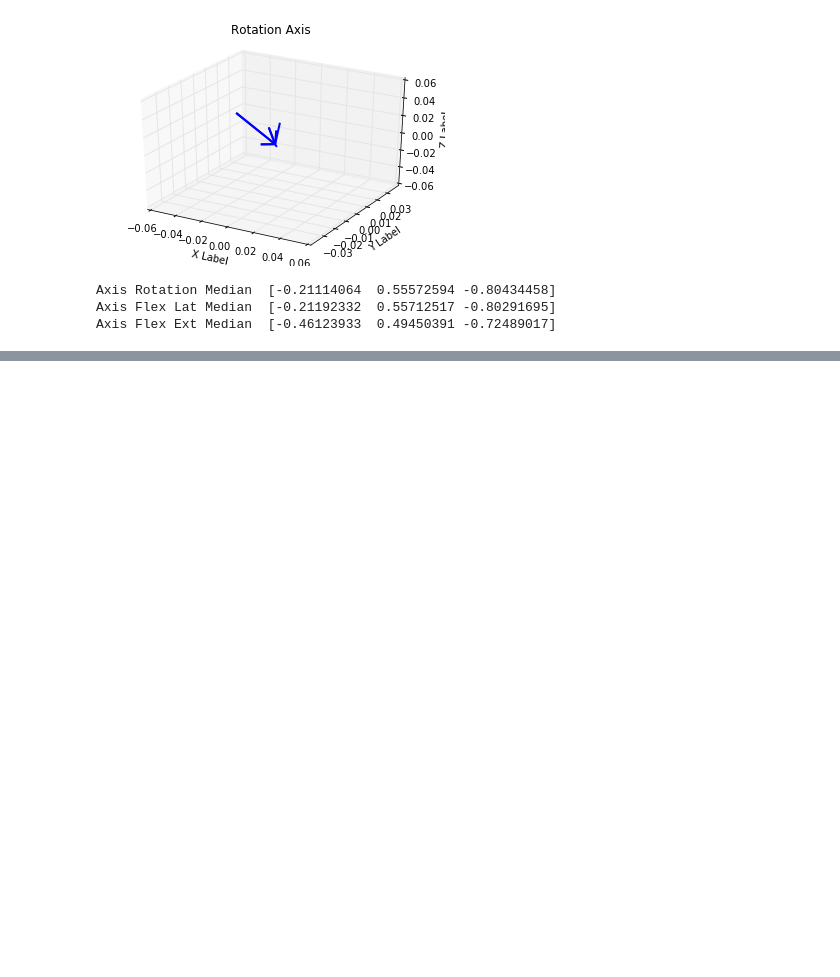
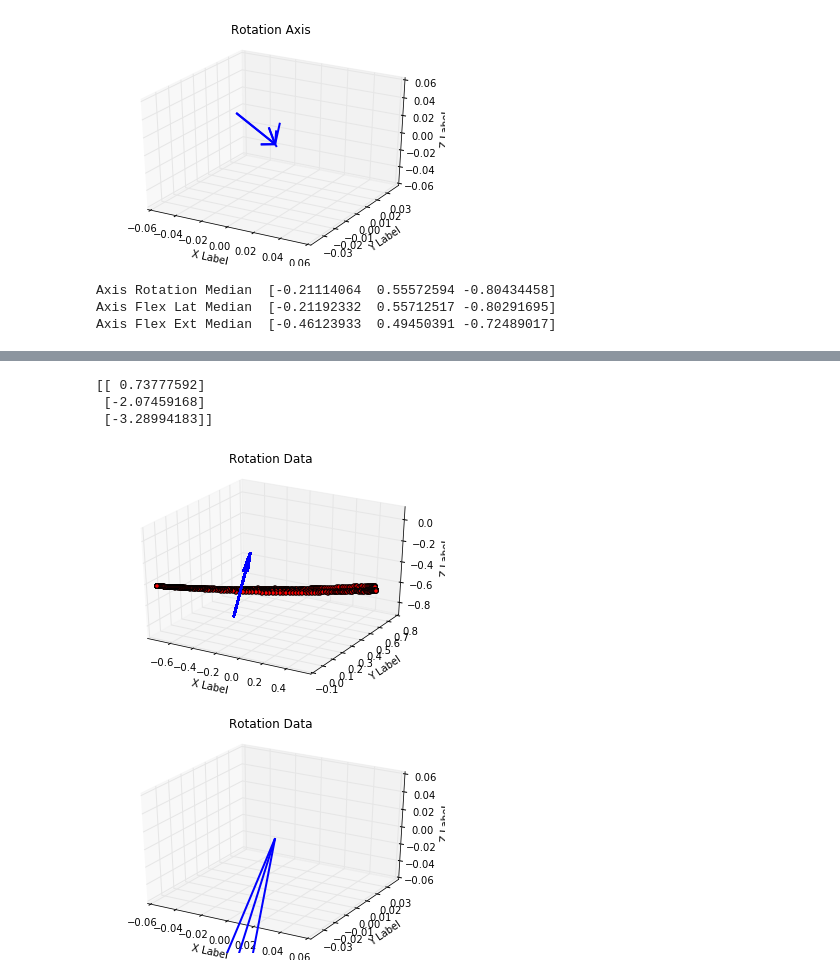
Before and after one commit to BSEL-UC3M/AlgiaCervical-EMarinetto, a Jupyter notebook: Demo Code for Algia Cervical.ipynb, the cells around one changed output, grey strips where cells are left out. Saved outputs shown, nothing was run; the diff lists cells and outputs as text; code cells hidden in the pictures; blank space fills up the shorter version.

```diff
--- a/Demo Code for Algia Cervical.ipynb
+++ b/Demo Code for Algia Cervical.ipynb
@@ -458,0 +398,27 @@ plt.show()
+# %%
+# Least Squares for pointsRot
+
+AxisRotation, residuals, rank, s = np.linalg.lstsq(pointsRot,np.ones((pointsRot.shape[0],1)))
+
+print x
+
+fig = plt.figure()
+ax = fig.add_subplot(111, projection='3d')
+plt.axis('equal')
+
+for i in range(pointsRot.shape[0]):
+    ax.scatter(pointsRot[i,0],pointsRot[i,1],pointsRot[i,2], c='r', marker='o')
+
+    ax.quiver(0,0,0, -AxisRotation[0], -AxisRotation[1], -AxisRotation[2], length=0.5, cmap='Reds', lw=2)
+
+ax.set_xlabel('X Label')
+ax.set_ylabel('Y Label')
+ax.set_zlabel('Z Label')
+ax.set_title('Rotation Data\n')
+plt.show()
+# %% [output]
+[[ 0.73777592]
+ [-2.07459168]
+ [-3.28994183]]
+[figure, added]
+[figure, added]
```
Also changed, not shown: parts of 2 cells of this notebook.
